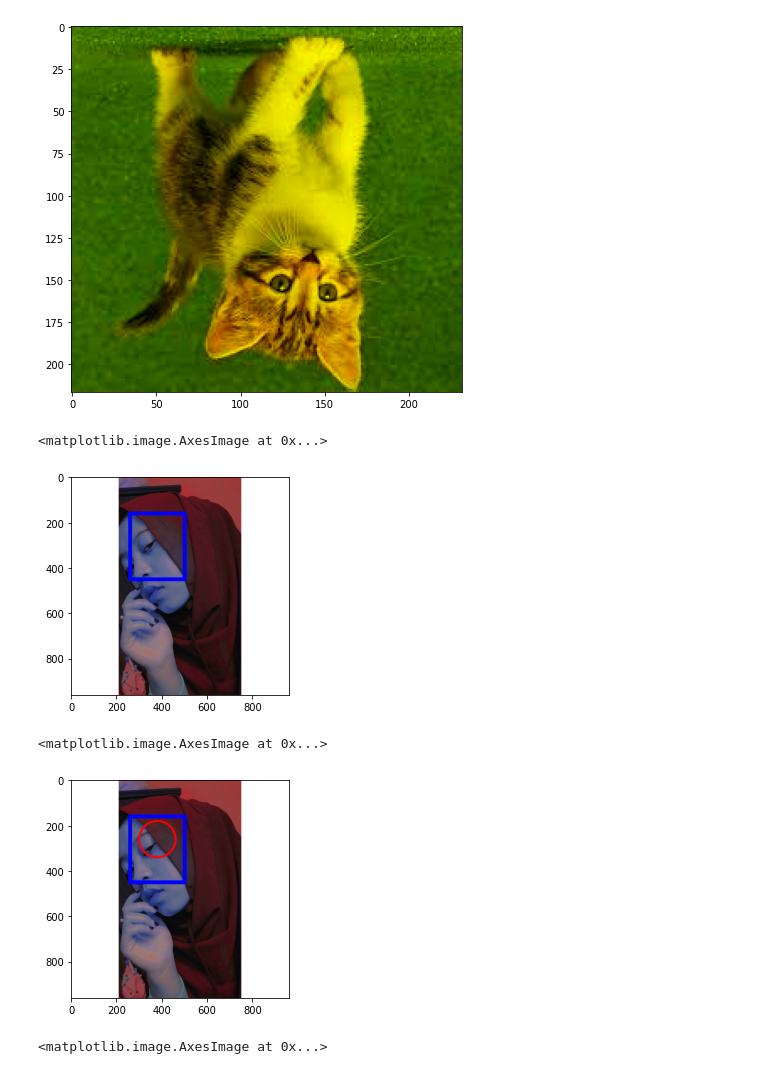
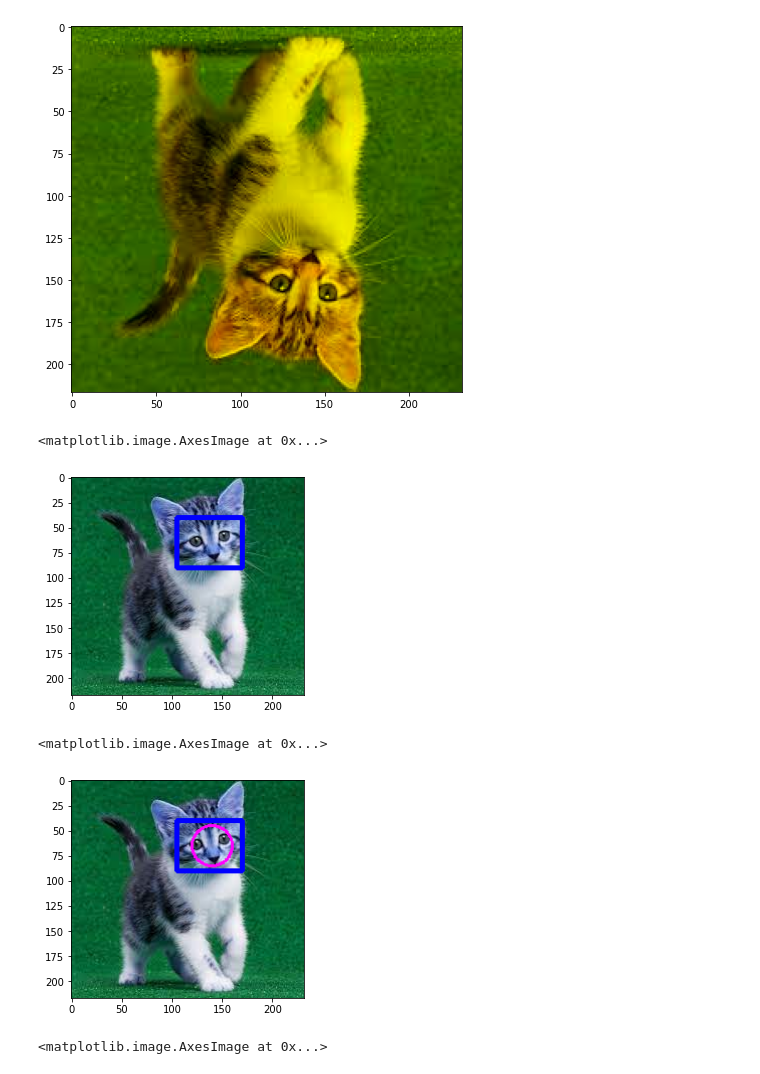
Before and after one commit to qorinda/PCVK_Genap_2021, a Jupyter notebook: Week2.ipynb, the cells around one changed output. Cells and saved outputs as stored; diff of their text form; code cells hidden in the pictures.

```diff
--- a/Week2.ipynb
+++ b/Week2.ipynb
@@ -187,19 +187,20 @@ ax.imshow(img_t)
 # %%
 #Tugas 6
 #Buat rectangle dan circle pada bagian wajah dari image kitten!
-img_a = cv.imread('/content/drive/MyDrive/PCVK_MM/Image/aku.jpeg')
-cv.rectangle(img_a,pt1=(260,160),pt2=(500,450),color=(0,0,255),thickness=15)
+
+img_a = cv.imread('/content/drive/MyDrive/PCVK_MM/Image/kitten01.jpeg')
+cv.rectangle(img_a,pt1=(105,90),pt2=(170,40),color=(0,0,255),thickness=3)
 plt.imshow(img_a)
 # %% [output]
 <matplotlib.image.AxesImage at 0x...>
-[figure, old version]
+[figure, new version]
 # %%
 #Tugas 6 (2)
-cv.circle(img_a,center=(380,260),radius=80,color=(255,0,0),thickness=8)
+cv.circle(img_a,center=(140,65),radius=20,color=(255,0,255),thickness=2)
 plt.imshow(img_a)
 # %% [output]
 <matplotlib.image.AxesImage at 0x...>
-[figure, old version]
+[figure, new version]
 # %%
 #Tugas 7
 #Buat rectangle pada bagian sudut bawah kiri channel B pada color space RGB dari citra kitten01.jpg!
```
